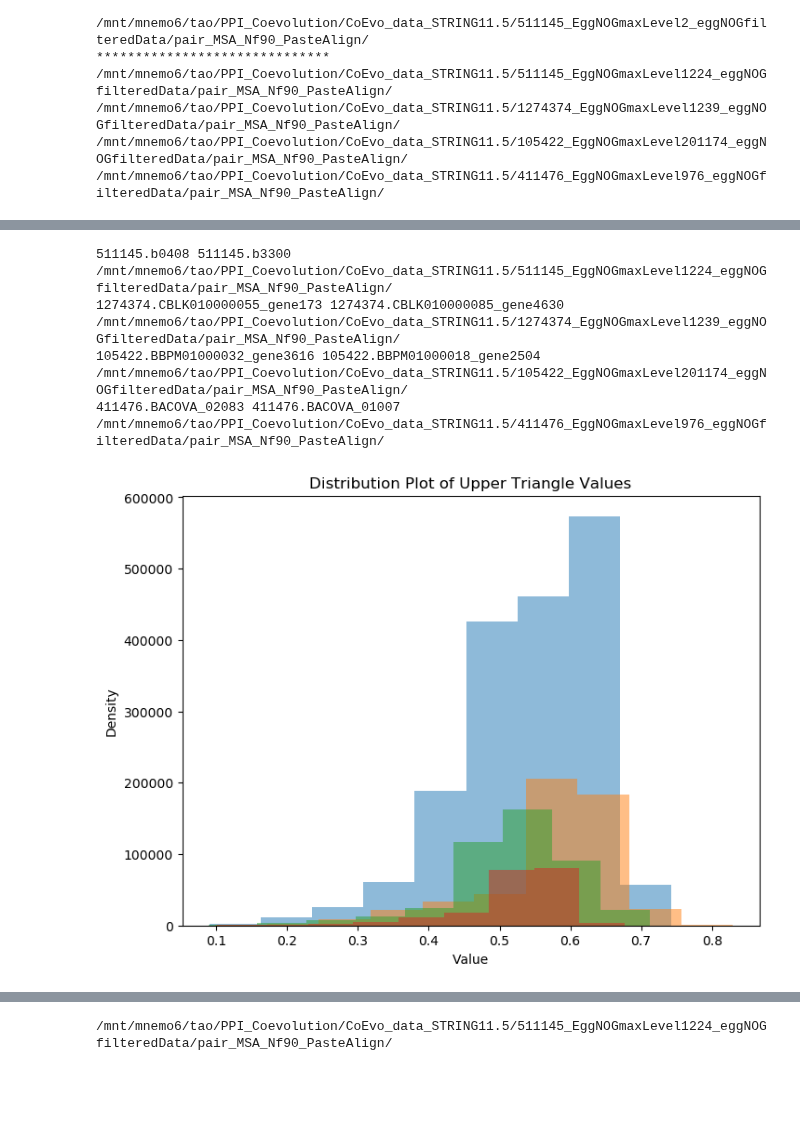
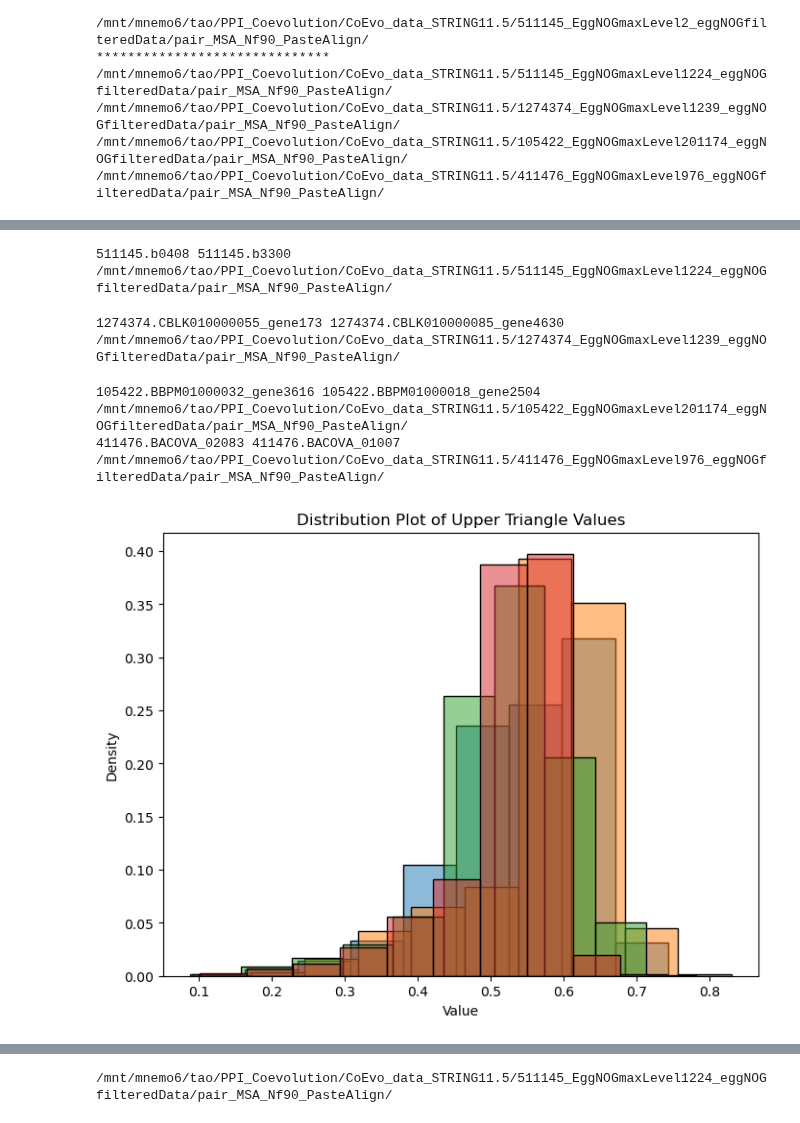
Before and after one commit to TaoDFang/PPI_Prediction_byCoevolution, a Jupyter notebook: notebooks/SR_review_comments.ipynb, the cells around one changed output, grey strips where cells are left out. Drawn from its saved outputs; the diff is of its cells as text; code cells hidden in the pictures; blank space fills up the shorter version.

```diff
--- a/notebooks/SR_review_comments.ipynb
+++ b/notebooks/SR_review_comments.ipynb
@@ -749,3 +749,21 @@ for f in selected2_pairedMSA_Nf90_folder_list:
 /mnt/mnemo6/tao/PPI_Coevolution/CoEvo_data_STRING11.5/1274374_EggNOGmaxLevel1239_eggNOGfilteredData/pair_MSA_Nf90_PasteAlign/
 /mnt/mnemo6/tao/PPI_Coevolution/CoEvo_data_STRING11.5/105422_EggNOGmaxLevel201174_eggNOGfilteredData/pair_MSA_Nf90_PasteAlign/
 /mnt/mnemo6/tao/PPI_Coevolution/CoEvo_data_STRING11.5/411476_EggNOGmaxLevel976_eggNOGfilteredData/pair_MSA_Nf90_PasteAlign/
+# %%
+def get_homologous_pp_byFolder(pp1,pp2,folder,BestHomologous_listDict):
+    if '1274374' in folder:
+        if (pp1,pp2) in BestHomologous_listDict[('1239', '1274374')]:
+            new_pp1, new_pp2 = BestHomologous_listDict[('1239', '1274374')][(pp1,pp2)]
+    elif '105422' in folder:
+        if (pp1,pp2) in BestHomologous_listDict[('201174', '105422')]:
+            new_pp1, new_pp2 = BestHomologous_listDict[(
+                '201174', '105422')][(pp1, pp2)]
+    elif '411476' in folder:
+        if (pp1,pp2) in BestHomologous_listDict[('976', '411476')]:
+            new_pp1, new_pp2 = BestHomologous_listDict[(
+                '976', '411476')][(pp1, pp2)]
+
+    else:
+      new_pp1,new_pp2=pp1,pp2
+
+    return (new_pp1,new_pp2)
@@ -752,35 +798,32 @@ for f in selected2_pairedMSA_Nf90_folder_list:
 # %%
-%%time
-
-pp1, pp2 = "511145.b0408", "511145.b3300"
-bins_num=10 # 100
 
 plt.figure(figsize=(8, 6))
+for pairedMSA_Nf90_folder in selected2_pairedMSA_Nf90_folder_list:
+    new_pp1, new_pp2 = get_homologous_pp_byFolder(
+        pp1, pp2, pairedMSA_Nf90_folder, Query2Subject_QueSpeAllPPI_BestHomologous_listDict)
 
-for pairedMSA_Nf90_folder in selected2_pairedMSA_Nf90_folder_list:
-    new_pp1,new_pp2=get_homologous_pp_byFolder(pp1,pp2,pairedMSA_Nf90_folder,Query2Subject_QueSpeAllPPI_BestHomologous_listDict)
-
-    new_pp1,new_pp2, msa_ori, msa_dists_list=get_msa_dist_list([new_pp1,new_pp2,pairedMSA_Nf90_folder])
+    new_pp1, new_pp2, msa_ori, msa_dists_list = get_msa_dist_list(
+        [new_pp1, new_pp2, pairedMSA_Nf90_folder])
 
     # Drawing the distribution plot
 
-    #sns.distplot(msa_dists_triu, bins=len(msa_dists_triu), kde=True) #
-    #sns.histplot(msa_dists_list,bins=bins_num)
-    #plt.hist(control1_list, bins=bins_num, alpha=0.5, label="control1")
-    plt.hist(msa_dists_list,bins=bins_num,alpha=0.5)
+    # sns.distplot(msa_dists_triu, bins=len(msa_dists_triu), kde=True) #
+    # sns.histplot(msa_dists_list,bins=bins_num)
+    # plt.hist(control1_list, bins=bins_num, alpha=0.5, label="control1")
+    sns.histplot(msa_dists_list, bins=bins_num, alpha=0.5, stat="probability")
 
     # Adding labels and title
     plt.title('Distribution Plot of Upper Triangle Values')
     plt.xlabel('Value')
     plt.ylabel('Density')
 
     # Show the plot
-    print(new_pp1,new_pp2,pairedMSA_Nf90_folder)
+    print(new_pp1, new_pp2, pairedMSA_Nf90_folder)
 plt.show()
-    #break
+# break
 # %% [output]
 511145.b0408 511145.b3300 /mnt/mnemo6/tao/PPI_Coevolution/CoEvo_data_STRING11.5/511145_EggNOGmaxLevel1224_eggNOGfilteredData/pair_MSA_Nf90_PasteAlign/
-1274374.CBLK010000055_gene173 1274374.CBLK010000085_gene4630 /mnt/mnemo6/tao/PPI_Coevolution/CoEvo_data_STRING11.5/1274374_EggNOGmaxLevel1239_eggNOGfilteredData/pair_MSA_Nf90_PasteAlign/
-105422.BBPM01000032_gene3616 105422.BBPM01000018_gene2504 /mnt/mnemo6/tao/PPI_Coevolution/CoEvo_data_STRING11.5/105422_EggNOGmaxLevel201174_eggNOGfilteredData/pair_MSA_Nf90_PasteAlign/
-411476.BACOVA_02083 411476.BACOVA_01007 /mnt/mnemo6/tao/PPI_Coevolution/CoEvo_data_STRING11.5/411476_EggNOGmaxLevel976_eggNOGfilteredData/pair_MSA_Nf90_PasteAlign/
+1274374.CBLK010000055_gene173 1274374.CBLK010000085_gene4630 /mnt/mnemo6/tao/PPI_Coevolution/CoEvo_data_STRING11.5/1274374_EggNOGmaxLevel1239_eggNOGfilteredData/pair_MSA_Nf90_PasteAlign/
+105422.BBPM01000032_gene3616 105422.BBPM01000018_gene2504 /mnt/mnemo6/tao/PPI_Coevolution/CoEvo_data_STRING11.5/105422_EggNOGmaxLevel201174_eggNOGfilteredData/pair_MSA_Nf90_PasteAlign/
+411476.BACOVA_02083 411476.BACOVA_01007 /mnt/mnemo6/tao/PPI_Coevolution/CoEvo_data_STRING11.5/411476_EggNOGmaxLevel976_eggNOGfilteredData/pair_MSA_Nf90_PasteAlign/
-[figure, old version]
+[figure, new version]
```
Also changed, not shown: parts of 5 cells of this notebook.
